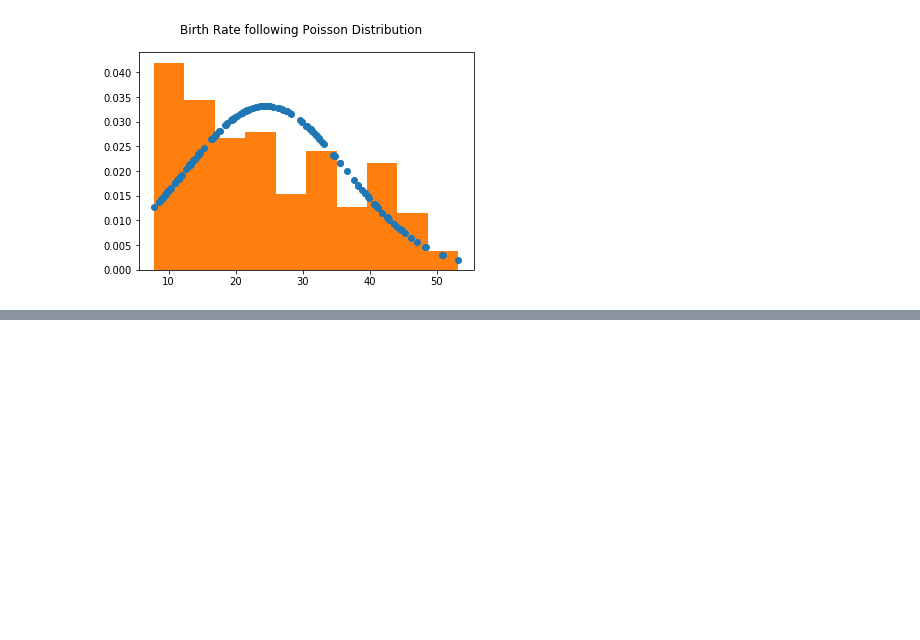
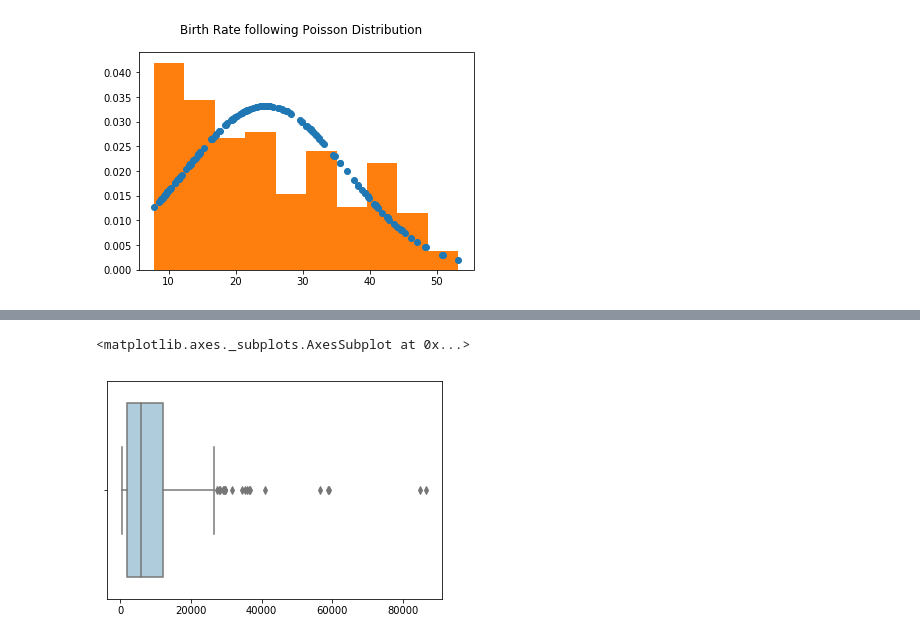
Before and after one commit to shakti230/real-world-phenomenon, a Jupyter notebook: real world phenomenom.ipynb, the cells around one changed output, grey strips where cells are left out. Drawn from its saved outputs; the diff is of its cells as text; code cells hidden in the pictures; blank space fills up the shorter version.

```diff
--- a/real world phenomenom.ipynb
+++ b/real world phenomenom.ipynb
@@ -199,0 +206,8 @@ plt.show()
+# %%
+import seaborn as sns
+fit = stats.norm.pdf(predefined_data_2000['gdp_percap'].tolist(), np.mean(predefined_data_2000['gdp_percap'].tolist()), np.std(predefined_data_2000['gdp_percap'].tolist()))
+
+sns.boxplot(predefined_data_2000['gdp_percap'].tolist())
+# %% [output]
+<matplotlib.axes._subplots.AxesSubplot at 0x...>
+[figure, added]
```
Also changed, not shown: parts of 44 cells of this notebook.
